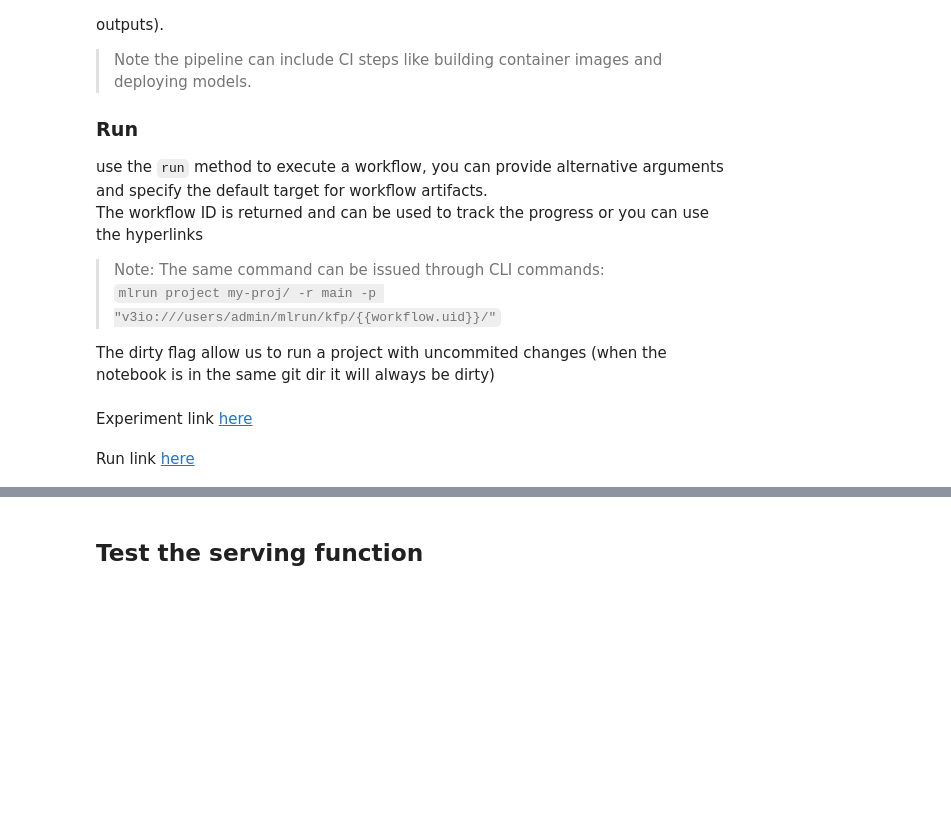
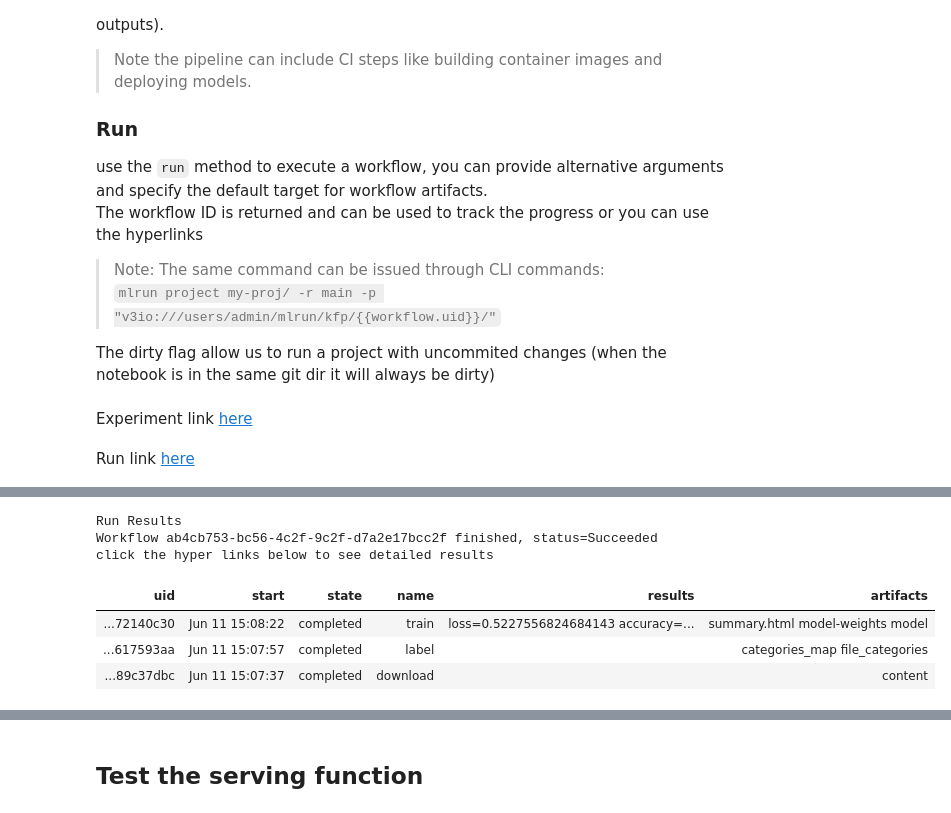
Before and after one commit to mlrun/demos, a Jupyter notebook: horovod-pipe/horovod-project.ipynb, the cells around one changed output, grey strips where cells are left out. Drawn from its saved outputs; the diff is of its cells as text; code cells hidden in the pictures; blank space fills up the shorter version.

```diff
--- a/horovod-pipe/horovod-project.ipynb
+++ b/horovod-pipe/horovod-project.ipynb
@@ -229,12 +228,12 @@ HOROVOD_FILE = os.path.join(code_dir, 'horovod-training.py')
 trainer = new_function(name='trainer',
                        kind='mpijob',
                        command=HOROVOD_FILE)
-
 if tf_ver == 'v1':
-    trainer.spec.image = 'mlrun/ml-models:0.4.7-py36'
+    trainer.spec.image = f'mlrun/ml-models:{mlconf.version}-py36'
 else:
     trainer.spec.image = 'mlrun/ml-models'
 trainer.spec.replicas = 4
 #trainer.gpus(1)
 hvdproj.set_function(trainer)
+trainer.spec.image
 # %% [output]
@@ -372,7 +372,7 @@ run_id = hvdproj.run(
     arguments={'model_name': 'cat_vs_dog_tf' + tf_ver,
                'images_dir': artifact_path + '/images'},
     artifact_path=artifact_path,
-    dirty=True)
+    dirty=True, watch=True)
 # %% [output]
 Experiment link here
 Run link here
@@ -379,0 +381,7 @@ Run link here
+Run Results
+Workflow ab4cb753-bc56-4c2f-9c2f-d7a2e17bcc2f finished, status=Succeeded
+click the hyper links below to see detailed results
+| uid | start | state | name | results | artifacts |
+| ...72140c30 | Jun 11 15:08:22 | completed | train | loss=0.5227556824684143 accuracy=... | summary.html model-weights model |
+| ...617593aa | Jun 11 15:07:57 | completed | label |  | categories_map file_categories |
+| ...89c37dbc | Jun 11 15:07:37 | completed | download |  | content |
```
Also changed, not shown: parts of 11 cells of this notebook, 2 other files.
